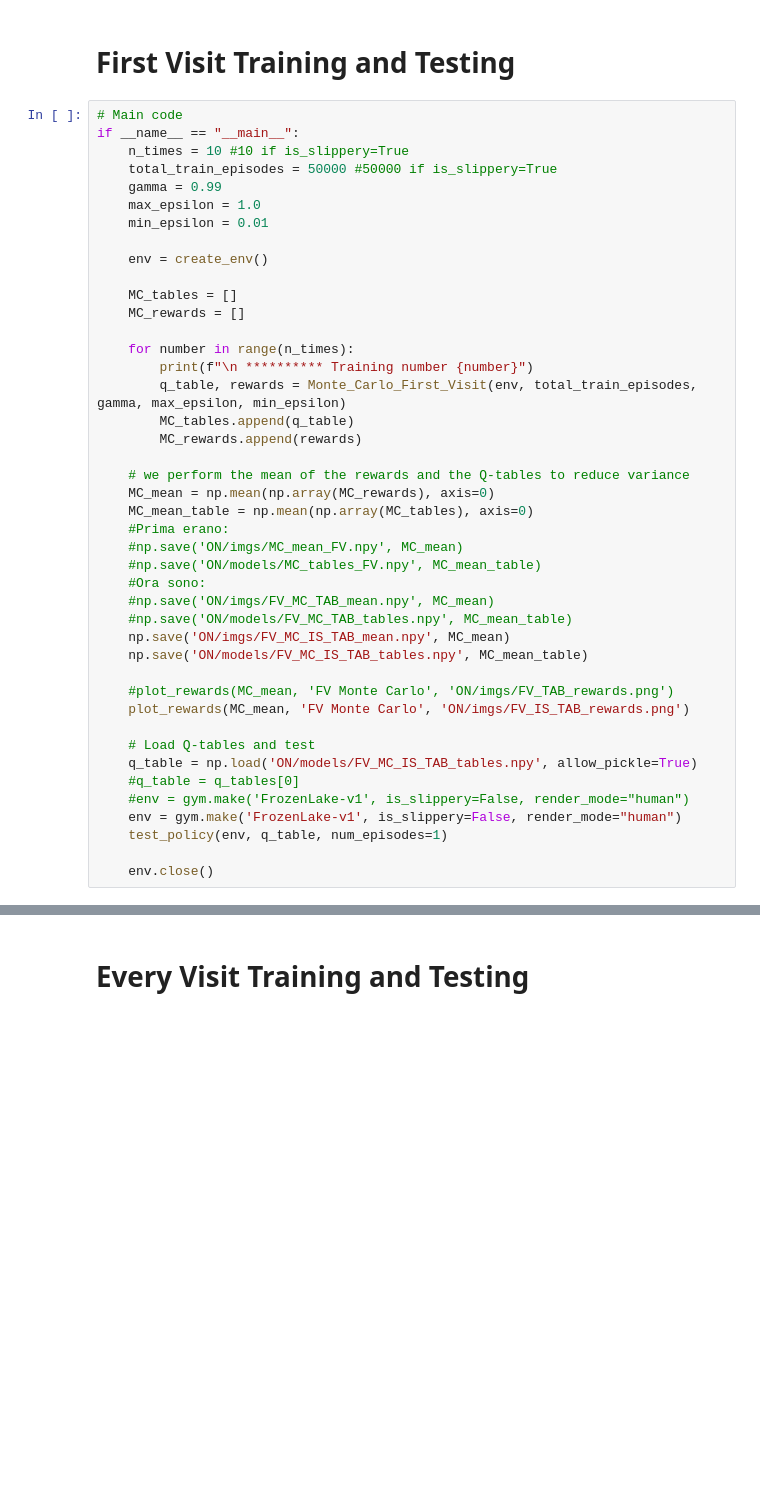
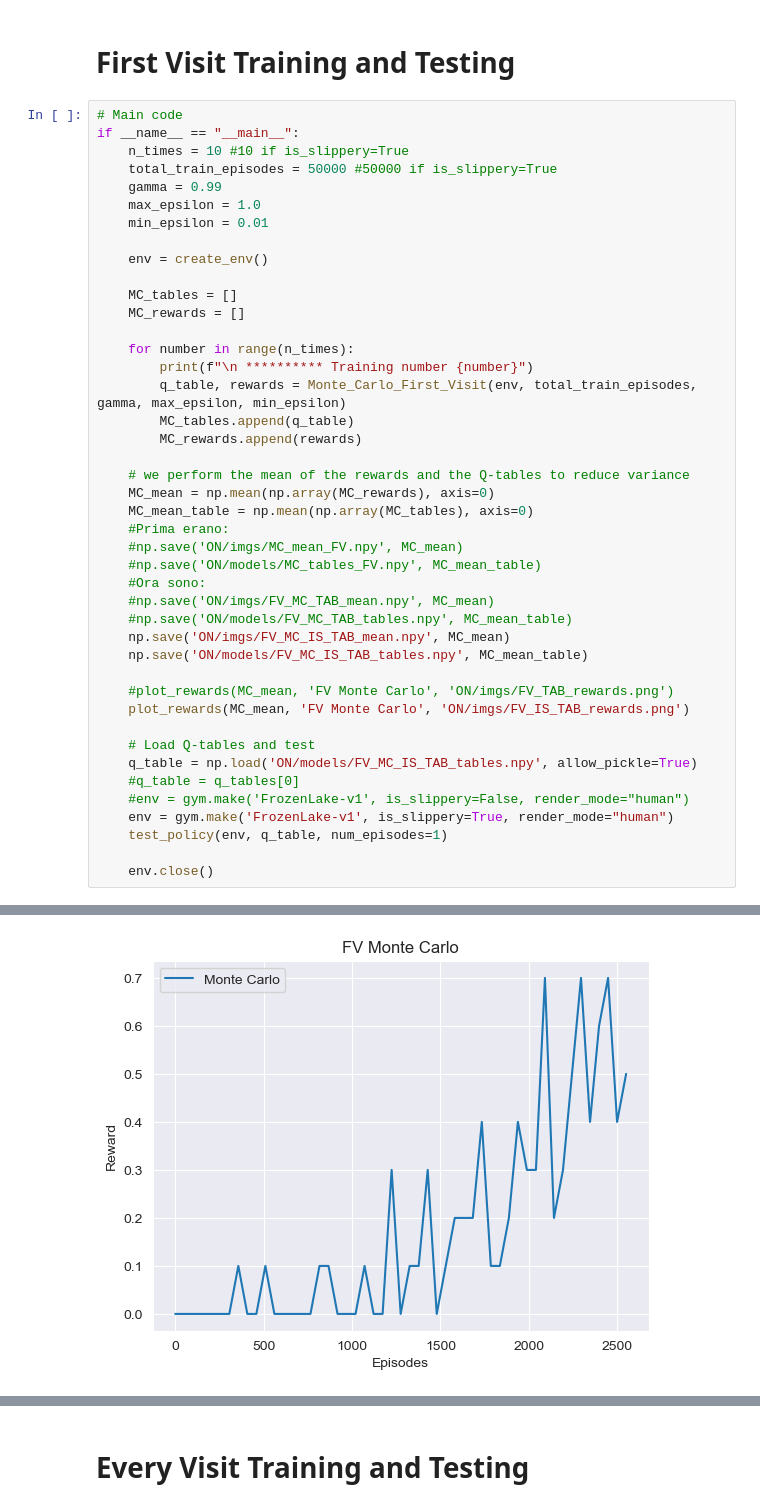
Before and after one commit to caterinabruchi9/SEAI_Project, a Jupyter notebook: Tabular/MC_ON_TAB.ipynb, the cells around one changed output, grey strips where cells are left out. Drawn from its saved outputs; the diff is of its cells as text; blank space fills up the shorter version.

```diff
--- a/Tabular/MC_ON_TAB.ipynb
+++ b/Tabular/MC_ON_TAB.ipynb
@@ -200,7 +199,7 @@ if __name__ == "__main__":
     q_table = np.load('ON/models/FV_MC_IS_TAB_tables.npy', allow_pickle=True)
     #q_table = q_tables[0]
     #env = gym.make('FrozenLake-v1', is_slippery=False, render_mode="human")
-    env = gym.make('FrozenLake-v1', is_slippery=False, render_mode="human")
+    env = gym.make('FrozenLake-v1', is_slippery=True, render_mode="human")
     test_policy(env, q_table, num_episodes=1)
 
     env.close()
@@ -224,0 +224 @@ Episode 31000, epsilon 0.2076, reward 0.00
+[figure, added]
```
Also changed, not shown: parts of 15 cells of this notebook, 34 other files.
